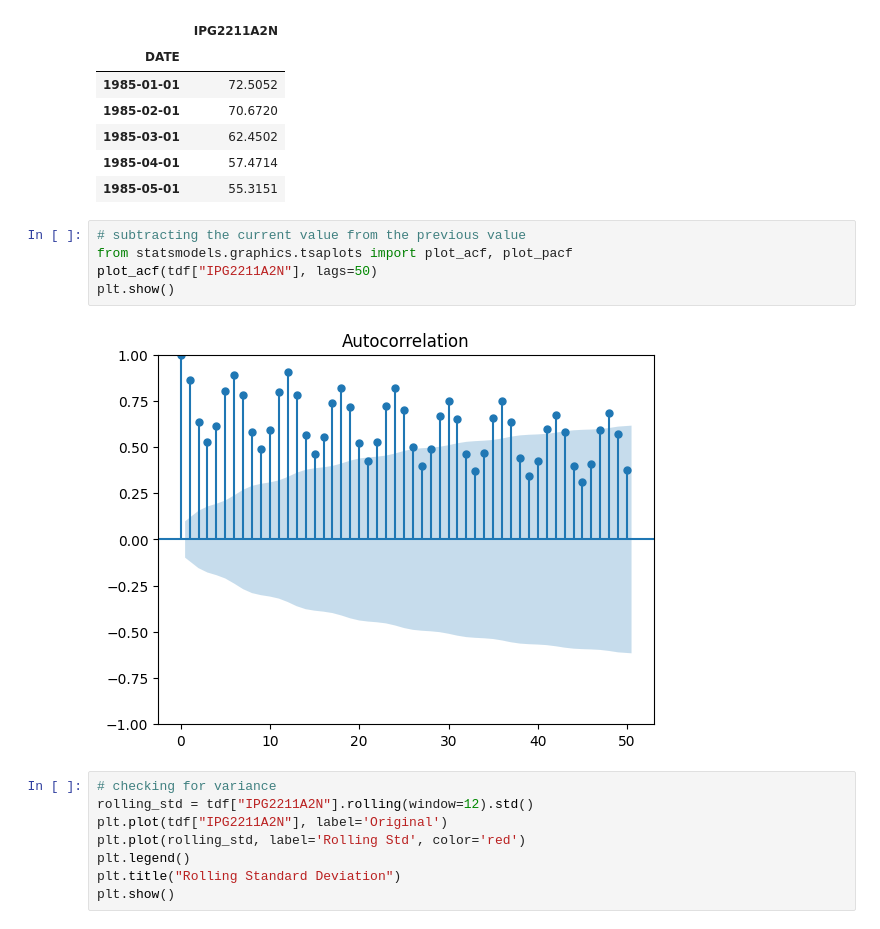
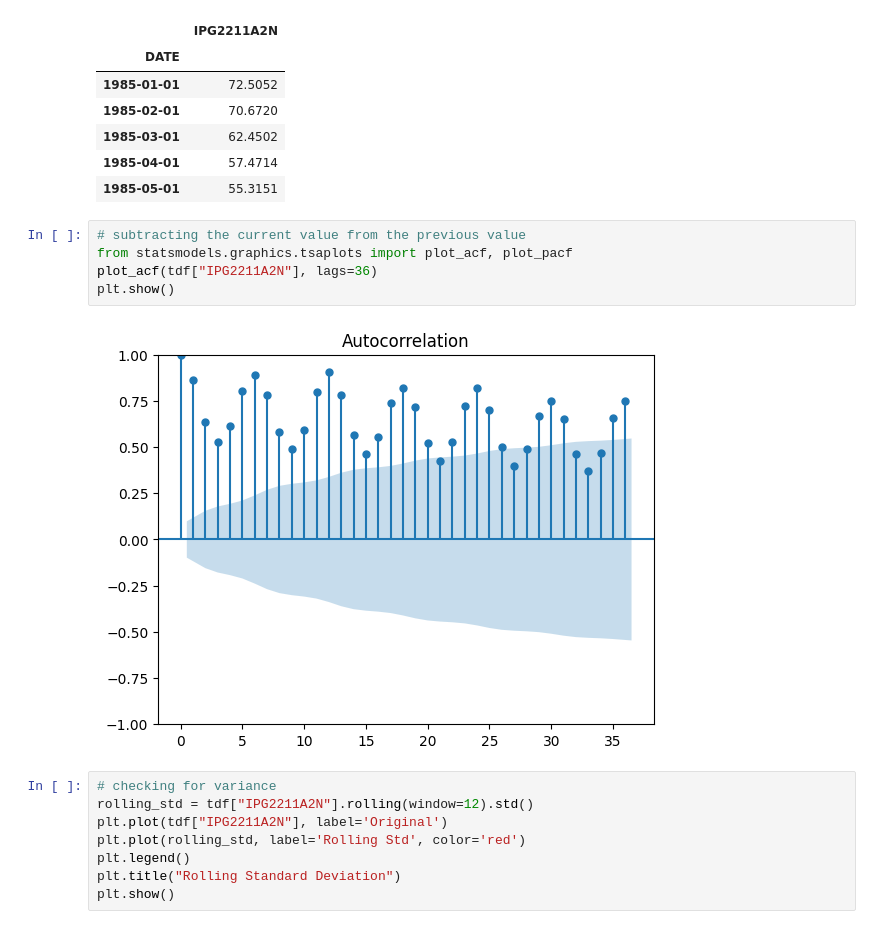
Before and after one commit to injilashah/TSD, a Jupyter notebook: Univariate_analysis.ipynb, the cells around one changed output. Drawn from its saved outputs; the diff is of its cells as text.

```diff
--- a/Univariate_analysis.ipynb
+++ b/Univariate_analysis.ipynb
@@ -279,10 +279,10 @@ tdf.head()
 # %%
 # subtracting the current value from the previous value
 from statsmodels.graphics.tsaplots import plot_acf, plot_pacf
-plot_acf(tdf["IPG2211A2N"], lags=50)
+plot_acf(tdf["IPG2211A2N"], lags=36)
 plt.show()
 # %% [output]
-[figure, old version]
+[figure, new version]
 # %%
 # checking for variance
 rolling_std = tdf["IPG2211A2N"].rolling(window=12).std()
```
Also changed, not shown: parts of 4 cells of this notebook.
